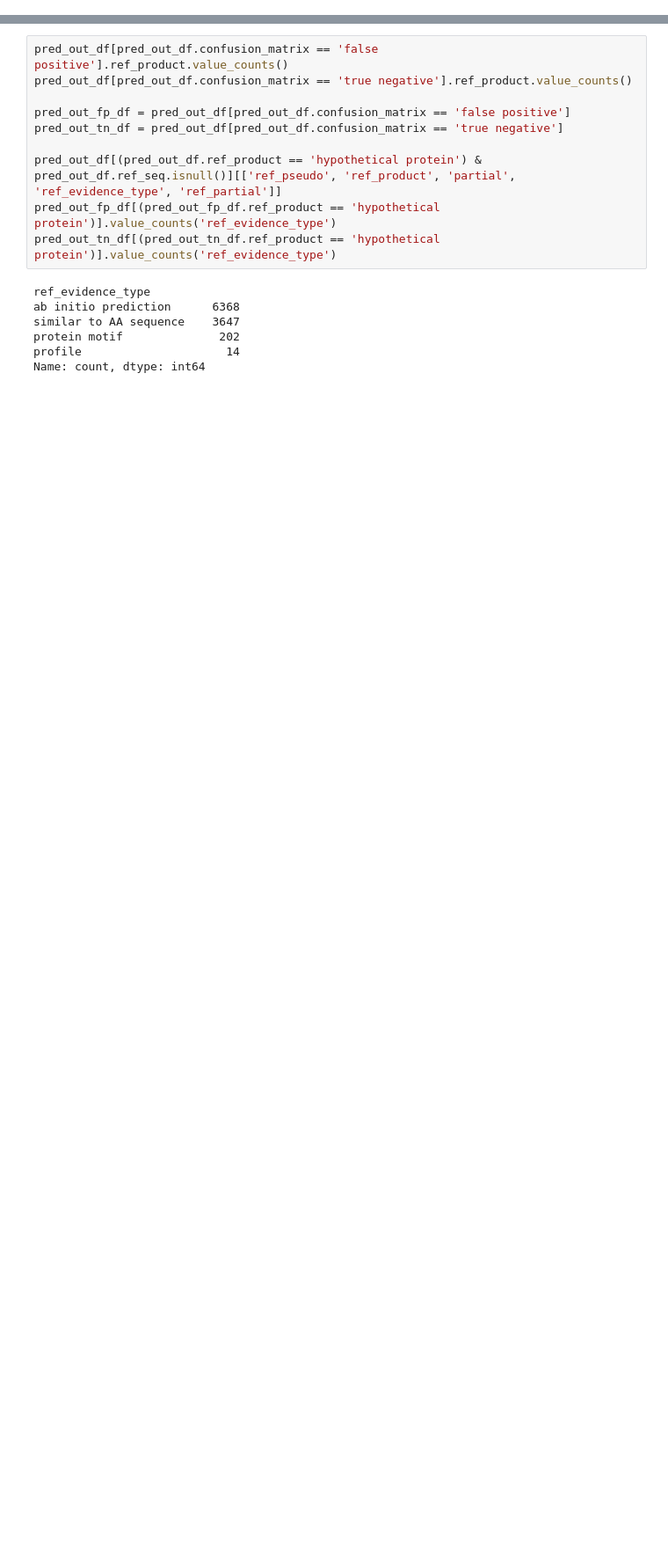
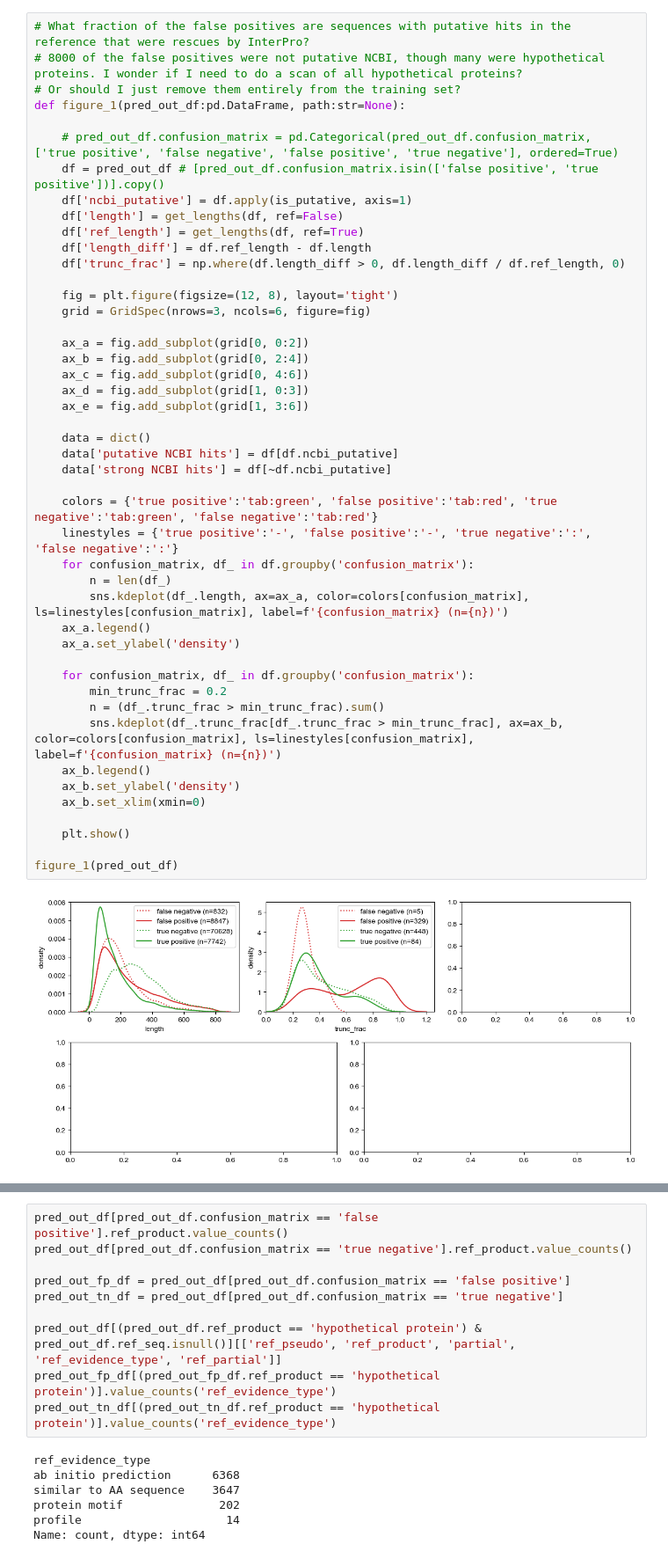
Before and after one commit to pipparichter/frugal, a Jupyter notebook: notebooks/filter.ipynb, the cells around one changed output, grey strips where cells are left out. Shown at 88% size. Cells and saved outputs as stored; diff of their text form; blank space fills up the shorter version.

```diff
--- a/notebooks/filter.ipynb
+++ b/notebooks/filter.ipynb
@@ -212 +118,49 @@ remove_suspect: Removing 7382 sequences which are marked as "hypothetical protei
+# %%
+# What fraction of the false positives are sequences with putative hits in the reference that were rescues by InterPro?
+# 8000 of the false positives were not putative NCBI, though many were hypothetical proteins. I wonder if I need to do a scan of all hypothetical proteins?
+# Or should I just remove them entirely from the training set?
+def figure_1(pred_out_df:pd.DataFrame, path:str=None):
+
+    # pred_out_df.confusion_matrix = pd.Categorical(pred_out_df.confusion_matrix, ['true positive', 'false negative', 'false positive', 'true negative'], ordered=True)
+    df = pred_out_df # [pred_out_df.confusion_matrix.isin(['false positive', 'true positive'])].copy()
+    df['ncbi_putative'] = df.apply(is_putative, axis=1)
+    df['length'] = get_lengths(df, ref=False)
+    df['ref_length'] = get_lengths(df, ref=True)
+    df['length_diff'] = df.ref_length - df.length
+    df['trunc_frac'] = np.where(df.length_diff > 0, df.length_diff / df.ref_length, 0)
+
+    fig = plt.figure(figsize=(12, 8), layout='tight')
+    grid = GridSpec(nrows=3, ncols=6, figure=fig)
+
+    ax_a = fig.add_subplot(grid[0, 0:2])
+    ax_b = fig.add_subplot(grid[0, 2:4])
+    ax_c = fig.add_subplot(grid[0, 4:6])
+    ax_d = fig.add_subplot(grid[1, 0:3])
+    ax_e = fig.add_subplot(grid[1, 3:6])
+
+    data = dict()
+    data['putative NCBI hits'] = df[df.ncbi_putative]
+    data['strong NCBI hits'] = df[~df.ncbi_putative]
+
+    colors = {'true positive':'tab:green', 'false positive':'tab:red', 'true negative':'tab:green', 'false negative':'tab:red'}
+    linestyles = {'true positive':'-', 'false positive':'-', 'true negative':':', 'false negative':':'}
+    for confusion_matrix, df_ in df.groupby('confusion_matrix'):
+        n = len(df_)
+        sns.kdeplot(df_.length, ax=ax_a, color=colors[confusion_matrix], ls=linestyles[confusion_matrix], label=f'{confusion_matrix} (n={n})')
+    ax_a.legend()
+    ax_a.set_ylabel('density')
+
+    for confusion_matrix, df_ in df.groupby('confusion_matrix'):
+        min_trunc_frac = 0.2
+        n = (df_.trunc_frac > min_trunc_frac).sum()
+        sns.kdeplot(df_.trunc_frac[df_.trunc_frac > min_trunc_frac], ax=ax_b, color=colors[confusion_matrix], ls=linestyles[confusion_matrix], label=f'{confusion_matrix} (n={n})')
+    ax_b.legend()
+    ax_b.set_ylabel('density')
+    ax_b.set_xlim(xmin=0)
+
+    plt.show()
+
+figure_1(pred_out_df)
+# %% [output]
+[figure, added]
 # %%
```
Also changed, not shown: parts of 21 cells of this notebook, 8 other files.
